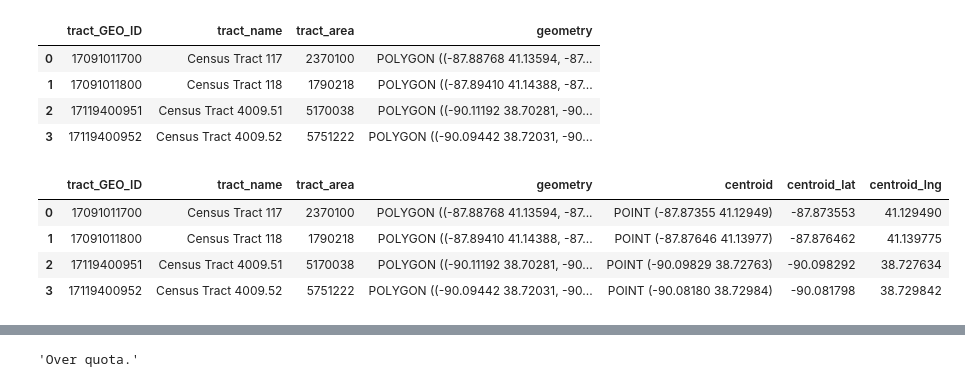
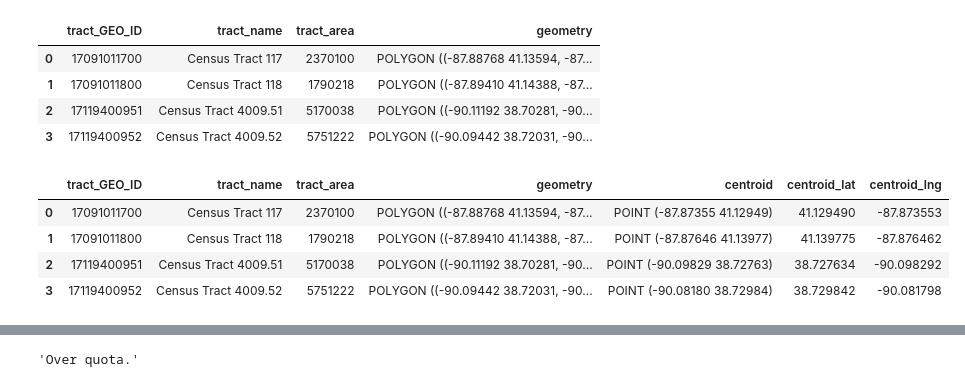
Before and after one commit to ndignazio/transit-ml, a Jupyter notebook: scratchwork.ipynb, the cells around one changed output, grey strips where cells are left out. Cells and saved outputs as stored; diff of their text form; code cells hidden in the pictures.

```diff
--- a/scratchwork.ipynb
+++ b/scratchwork.ipynb
@@ -35,15 +35,15 @@ tracts.head(4)
 | 3 | 17119400952 | Census Tract 4009.52 | 5751222 | POLYGON ((-90.09442 38.72031, -90... |
 # %%
 tracts['centroid'] = tracts.geometry.centroid
-tracts['centroid_lat'] = tracts.centroid.x
-tracts['centroid_lng'] = tracts.centroid.y
+tracts['centroid_lng'] = tracts.centroid.x
+tracts['centroid_lat'] = tracts.centroid.y
 tracts.head(4)
 # %% [output]
 |  | tract_GEO_ID | tract_name | tract_area | geometry | centroid | centroid_lat | centroid_lng |
-| 0 | 17091011700 | Census Tract 117 | 2370100 | POLYGON ((-87.88768 41.13594, -87... | POINT (-87.87355 41.12949) | -87.873553 | 41.129490 |
-| 1 | 17091011800 | Census Tract 118 | 1790218 | POLYGON ((-87.89410 41.14388, -87... | POINT (-87.87646 41.13977) | -87.876462 | 41.139775 |
-| 2 | 17119400951 | Census Tract 4009.51 | 5170038 | POLYGON ((-90.11192 38.70281, -90... | POINT (-90.09829 38.72763) | -90.098292 | 38.727634 |
-| 3 | 17119400952 | Census Tract 4009.52 | 5751222 | POLYGON ((-90.09442 38.72031, -90... | POINT (-90.08180 38.72984) | -90.081798 | 38.729842 |
+| 0 | 17091011700 | Census Tract 117 | 2370100 | POLYGON ((-87.88768 41.13594, -87... | POINT (-87.87355 41.12949) | 41.129490 | -87.873553 |
+| 1 | 17091011800 | Census Tract 118 | 1790218 | POLYGON ((-87.89410 41.14388, -87... | POINT (-87.87646 41.13977) | 41.139775 | -87.876462 |
+| 2 | 17119400951 | Census Tract 4009.51 | 5170038 | POLYGON ((-90.11192 38.70281, -90... | POINT (-90.09829 38.72763) | 38.727634 | -90.098292 |
+| 3 | 17119400952 | Census Tract 4009.52 | 5751222 | POLYGON ((-90.09442 38.72031, -90... | POINT (-90.08180 38.72984) | 38.729842 | -90.081798 |
 # %%
 from pandas.io.json import json_normalize
 import requests
```
